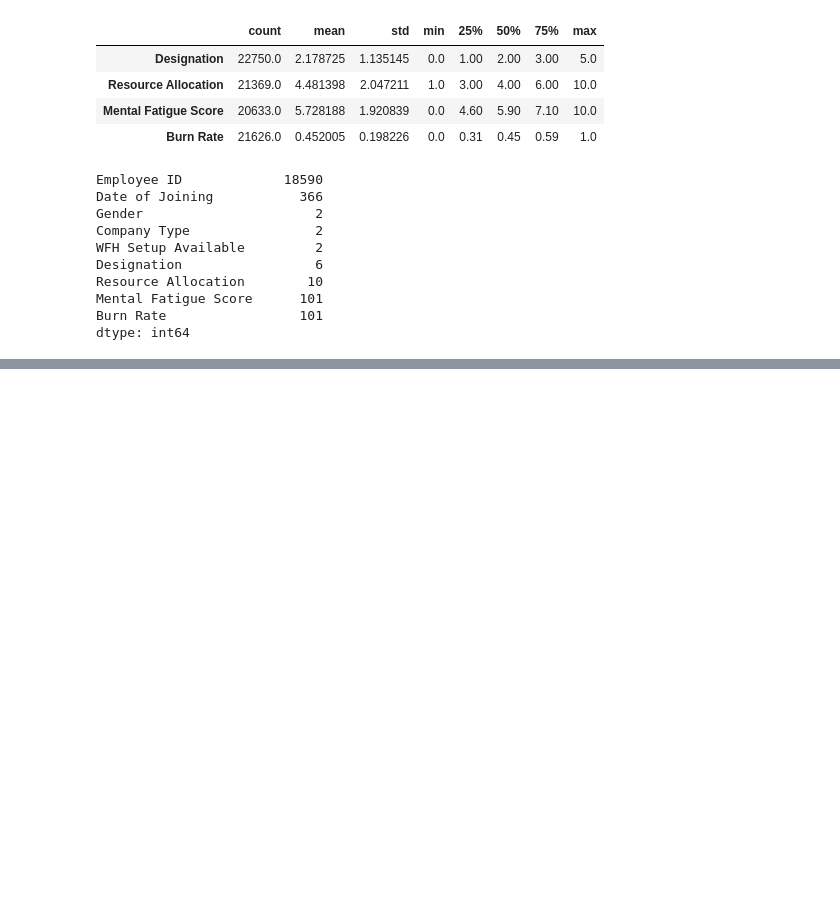
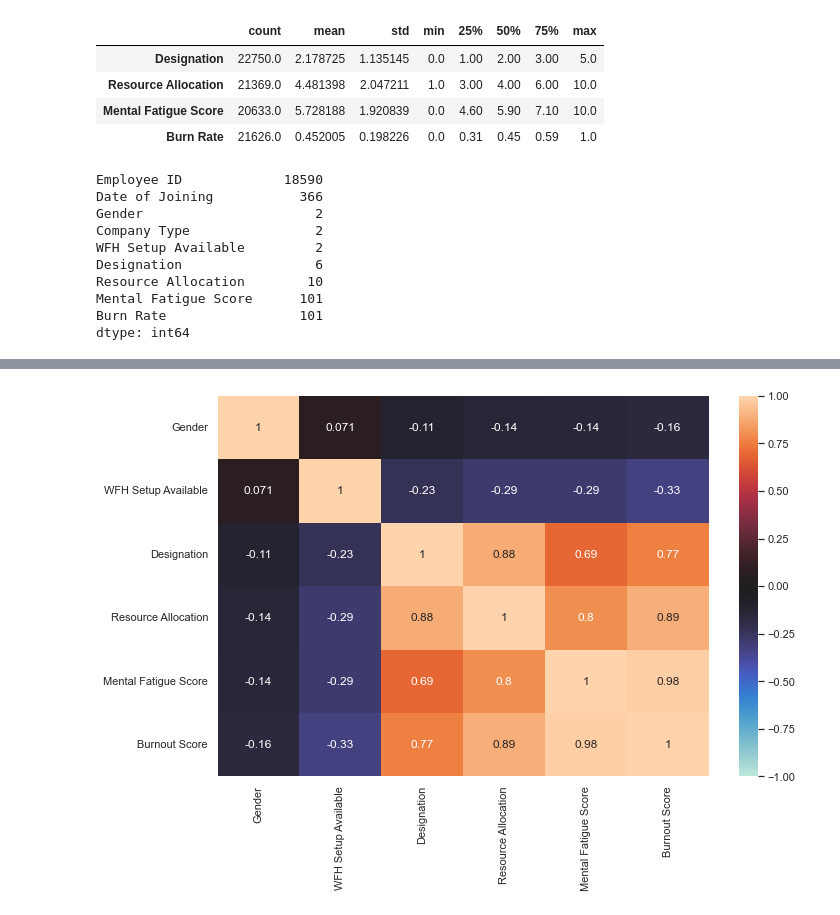
Before and after one commit to MenardCayabyab/Project4, a Jupyter notebook: Project4.ipynb, the cells around one changed output, grey strips where cells are left out. Cells and saved outputs as stored; diff of their text form; code cells hidden in the pictures; blank space fills up the shorter version.

Commit message:
test.csv predictions

```diff
--- a/Project4.ipynb
+++ b/Project4.ipynb
@@ -129,0 +133,4 @@ R2: 0.920218407622909
+# %%
+# Load in the test.csv dataset to see what sort of burnout scores will be generated
+test_df = pd.read_csv('Resources/test.csv')
+test_df.head()
@@ -129,0 +157,6 @@ R2: 0.920218407622909
+# %%
+test_df['Gender'] = test_df['Gender'].map({'Female': 1, 'Male': 0})
+test_df['Company Type'] = test_df['Company Type'].map({'Service': 1, 'Product': 0})
+test_df['WFH Setup Available'] = test_df['WFH Setup Available'].map({'Yes': 1, 'No': 0})
+
+test_df.head()
@@ -129,0 +170,4 @@ R2: 0.920218407622909
+# %%
+# Drop unnecessary columns
+test_df2 = test_df.drop(drop_list, axis=1)
+test_df2.head()
@@ -129,0 +181,8 @@ R2: 0.920218407622909
+# %%
+# Standardize and transform the test_df data for model input
+X_testrun = np.array(test_df2)
+X_testrun_prepped = scaler.fit_transform(X_testrun)
+
+y_testrun = model.predict(X_testrun_prepped)
+
+y_testrun
@@ -129,0 +202,9 @@ R2: 0.920218407622909
+# %%
+# Heatmap the correlations
+test_df2["Burnout Score"] = y_testrun
+corr_test = test_df2.corr()
+
+plt.figure(figsize=(11,7))
+sns.heatmap(corr_test, vmin=-1, center=0, vmax=1, annot=True);
+# %% [output]
+[figure, added]
```
Also changed, not shown: parts of 13 cells of this notebook.
